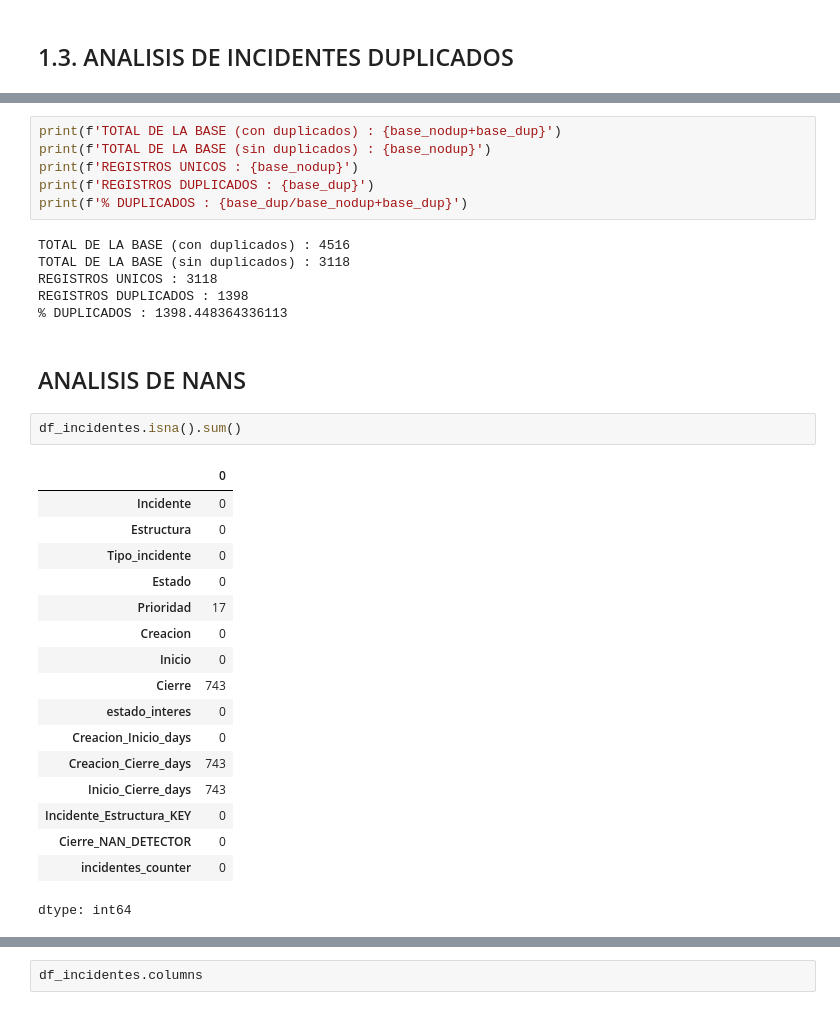
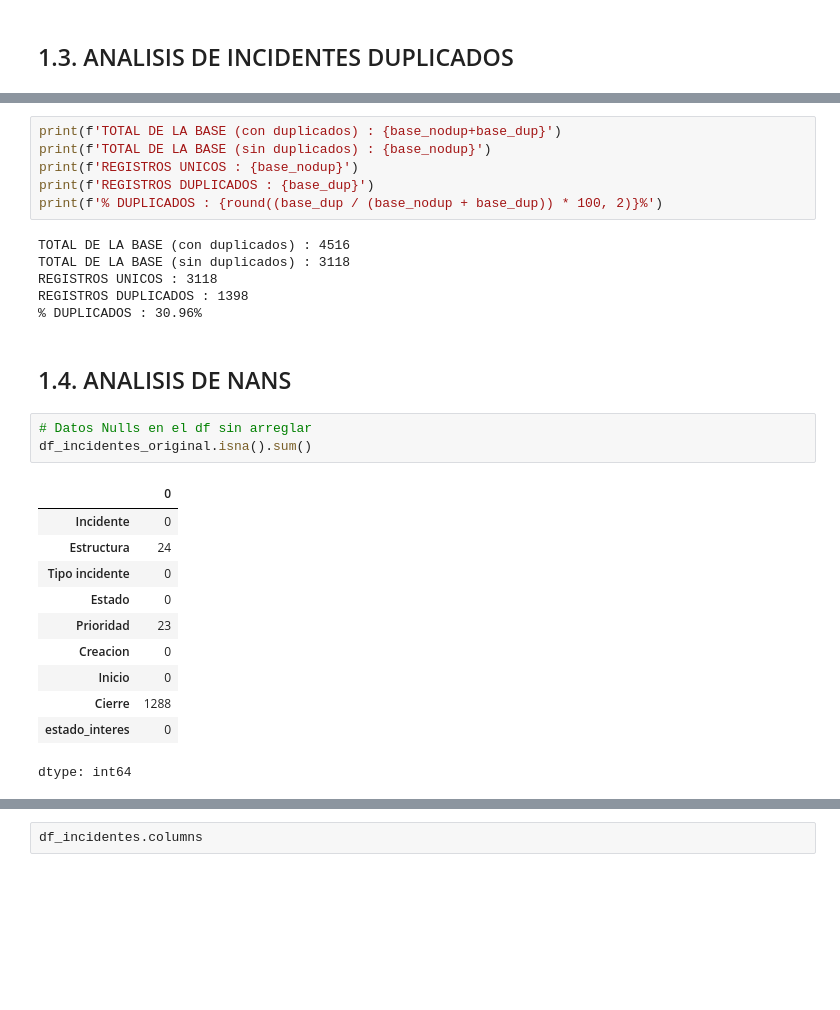
Before and after one commit to WMARBAR/CProgram_incidencias, a Jupyter notebook: constructor4_proyecto_II.ipynb, the cells around one changed output, grey strips where cells are left out. Cells and saved outputs as stored; diff of their text form; blank space fills up the shorter version.

```diff
--- a/constructor4_proyecto_II.ipynb
+++ b/constructor4_proyecto_II.ipynb
@@ -414,32 +450,27 @@ print(f'TOTAL DE LA BASE (con duplicados) : {base_nodup+base_dup}')
 print(f'TOTAL DE LA BASE (sin duplicados) : {base_nodup}')
 print(f'REGISTROS UNICOS : {base_nodup}')
 print(f'REGISTROS DUPLICADOS : {base_dup}')
-print(f'% DUPLICADOS : {base_dup/base_nodup+base_dup}')
+print(f'% DUPLICADOS : {round((base_dup / (base_nodup + base_dup)) * 100, 2)}%')
 # %% [output]
 TOTAL DE LA BASE (con duplicados) : 4516
 TOTAL DE LA BASE (sin duplicados) : 3118
 REGISTROS UNICOS : 3118
 REGISTROS DUPLICADOS : 1398
-% DUPLICADOS : 1398.448364336113
+% DUPLICADOS : 30.96%
 # %% [markdown]
-## ANALISIS DE NANS
+## 1.4. ANALISIS DE NANS
-# %%
-df_incidentes.isna().sum()
-# %% [output]
-|  | 0 |
-| Incidente | 0 |
-| Estructura | 0 |
-| Tipo_incidente | 0 |
-| Estado | 0 |
-| Prioridad | 17 |
-| Creacion | 0 |
-| Inicio | 0 |
-| Cierre | 743 |
-| estado_interes | 0 |
-| Creacion_Inicio_days | 0 |
-| Creacion_Cierre_days | 743 |
-| Inicio_Cierre_days | 743 |
-| Incidente_Estructura_KEY | 0 |
-| Cierre_NAN_DETECTOR | 0 |
-| incidentes_counter | 0 |
-dtype: int64
+# %%
+# Datos Nulls en el df sin arreglar
+df_incidentes_original.isna().sum()
+# %% [output]
+|  | 0 |
+| Incidente | 0 |
+| Estructura | 24 |
+| Tipo incidente | 0 |
+| Estado | 0 |
+| Prioridad | 23 |
+| Creacion | 0 |
+| Inicio | 0 |
+| Cierre | 1288 |
+| estado_interes | 0 |
+dtype: int64
```
Also changed, not shown: parts of 22 cells of this notebook.
